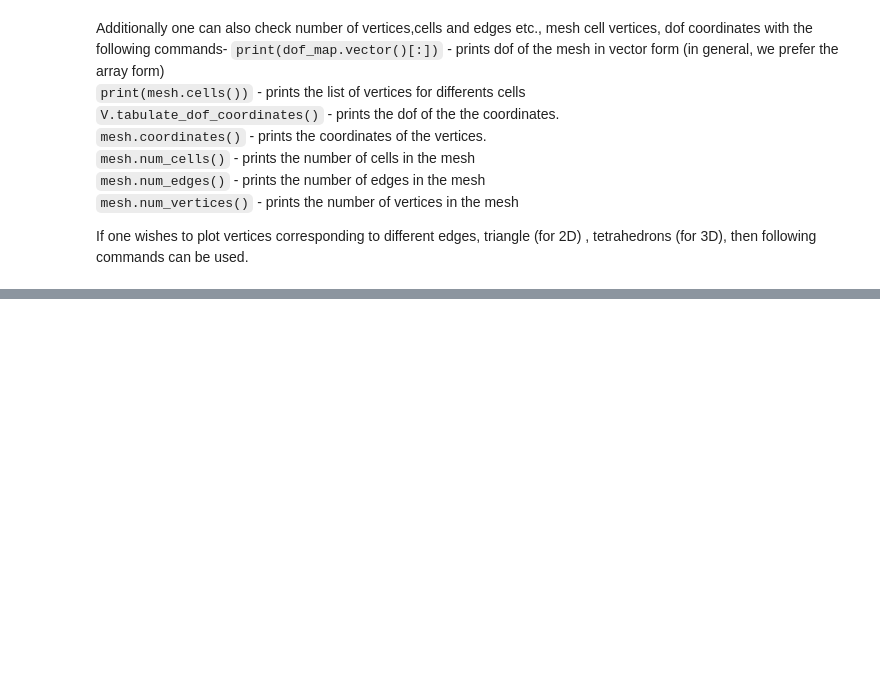
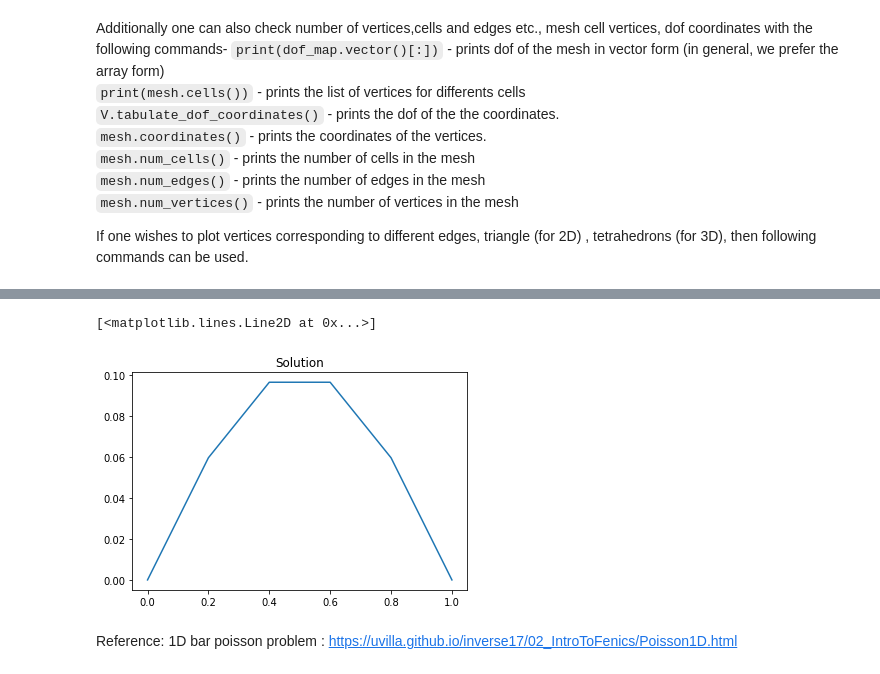
Before and after one commit to iitrabhi/fem, a Jupyter notebook: tutorials/3.fenics_basic/fenics_basic.ipynb, the cells around one changed output, grey strips where cells are left out. Cells and saved outputs as stored; diff of their text form; code cells hidden in the pictures; blank space fills up the shorter version.

Commit message:
updated the code with 1 D bar poisson problem

```diff
--- a/tutorials/3.fenics_basic/fenics_basic.ipynb
+++ b/tutorials/3.fenics_basic/fenics_basic.ipynb
@@ -216,0 +195,5 @@ mesh.num_vertices()
+# %%
+u_bc = Constant(0.)
+def dirichlet_boundary(x,on_boundary):
+    return on_boundary
+bcs = [DirichletBC(V, u_bc, dirichlet_boundary)]
@@ -216,0 +211,8 @@ mesh.num_vertices()
+# %%
+# Define the trial function u and the test function v
+uh = TrialFunction(V)
+vh = TestFunction(V)
+
+# Define the weak form for the stiffness matrix (A_form) and for the rhs (b_form):
+A_form = inner(grad(uh), grad(vh))*dx
+b_form = inner(f,vh)*dx
@@ -216,0 +228,15 @@ mesh.num_vertices()
+# %%
+# Assemble the stiffness matrix A and rhs b. Apply the boundary conditions
+A, b = assemble_system(A_form, b_form, bcs)
+
+# Solve the linear system and visualize the solution
+uh = Function(V)
+solve(A, uh.vector(), b)
+plt.figure()
+plot(uh, title = "Solution")
+# %% [output]
+[<matplotlib.lines.Line2D at 0x...>]
+[figure, added]
+# %% [markdown]
+Reference:
+1D bar poisson problem : https://uvilla.github.io/inverse17/02_IntroToFenics/Poisson1D.html
```
Also changed, not shown: parts of 44 cells of this notebook, 1 other file.
